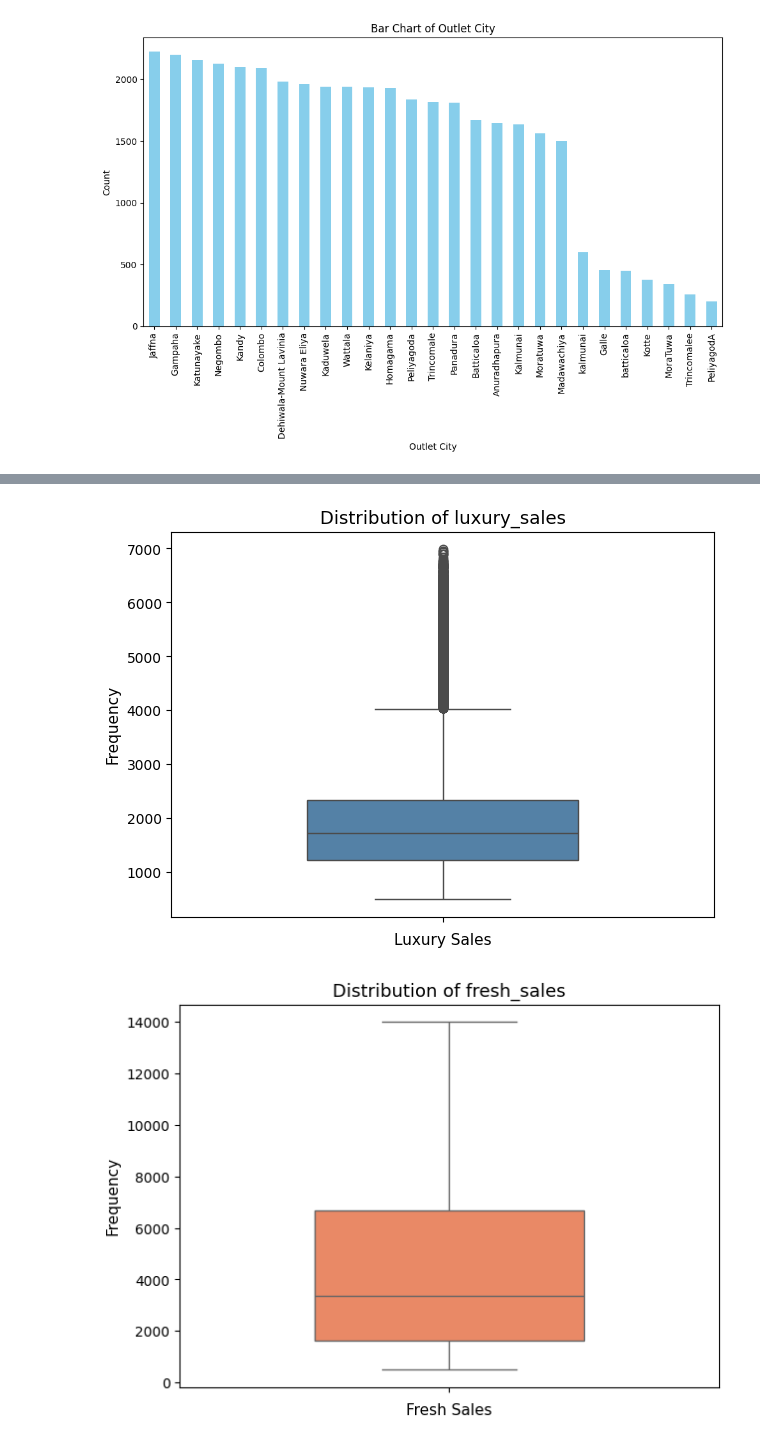
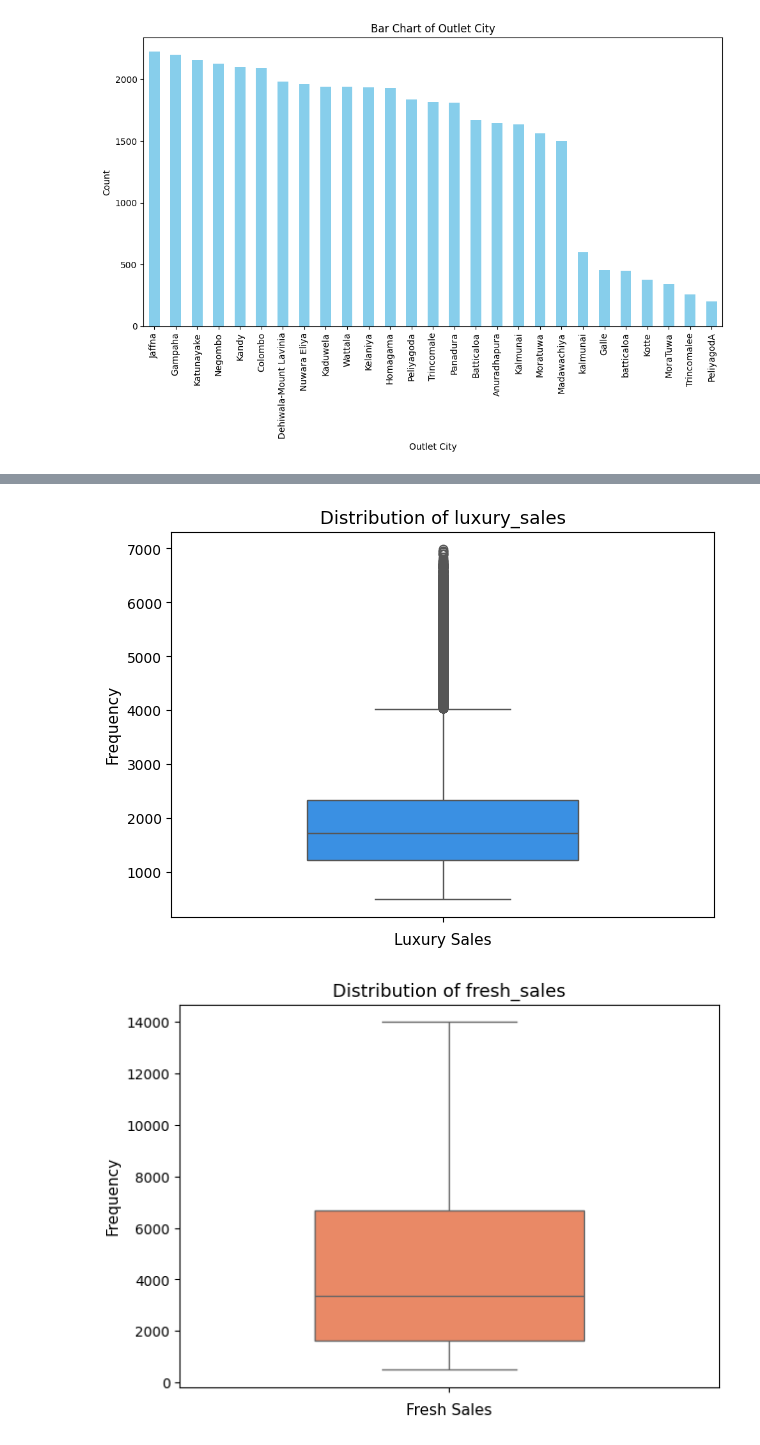
Before and after one commit to Krishnadayal/Data-Science-Project-Lifecycle, a Jupyter notebook: finalised_test.ipynb, the cells around one changed output, grey strips where cells are left out. Cells and saved outputs as stored; diff of their text form; code cells hidden in the pictures.

```diff
--- a/finalised_test.ipynb
+++ b/finalised_test.ipynb
@@ -304,13 +375,13 @@ plt.show()
 # %%
 # Checking outliers for luxury_sales column
 plt.figure(figsize = [7,5])
-sns.boxplot(data = kj_test, y = 'luxury_sales', color = 'steelblue', width = 0.5)
-plt.title('Distribution of luxury_sales', fontsize = 13)
-plt.xlabel('Luxury Sales', fontsize = 11)
-plt.ylabel('Frequency', fontsize = 11)
+sns.boxplot(data = kj_test, y = "luxury_sales", color = "dodgerblue", width = 0.5)
+plt.title("Distribution of luxury_sales", fontsize = 13)
+plt.xlabel("Luxury Sales", fontsize = 11)
+plt.ylabel("Frequency", fontsize = 11)
 plt.show()
 # %% [output]
-[figure, old version]
+[figure, new version]
 # %%
 # Checking outliers for fresh_sales column
 plt.figure(figsize = [7,5])
```
Also changed, not shown: parts of 5 cells of this notebook.
